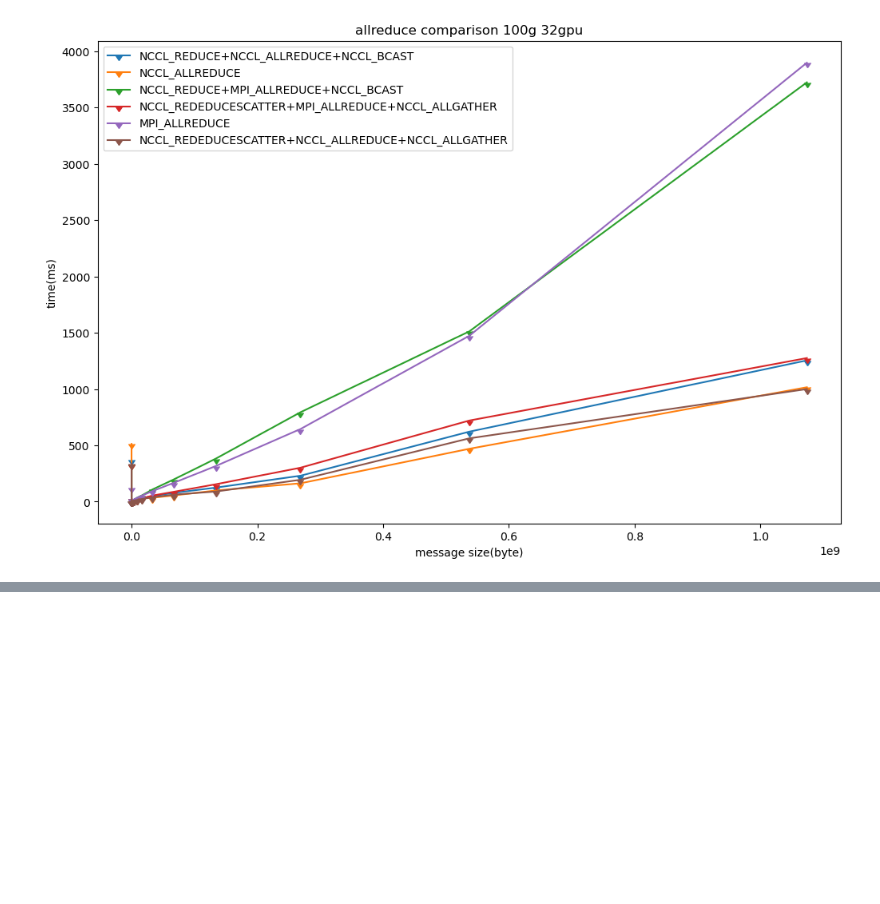
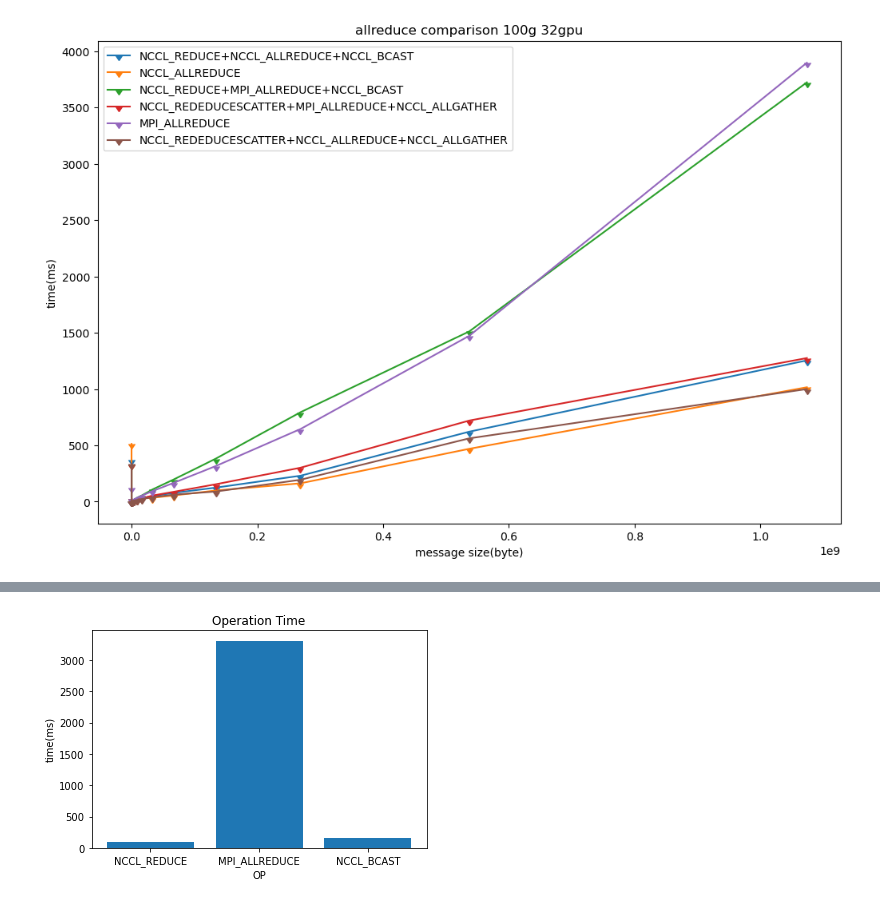
Before and after one commit to dexhunter/allreduce-experiments, a Jupyter notebook: vis_horovod.ipynb, the cells around one changed output, grey strips where cells are left out. Cells and saved outputs as stored; diff of their text form; code cells hidden in the pictures; blank space fills up the shorter version.

```diff
--- a/vis_horovod.ipynb
+++ b/vis_horovod.ipynb
@@ -272,0 +269,11 @@ plt.show()
+# %%
+ops = ['NCCL_REDUCE', 'MPI_ALLREDUCE', 'NCCL_BCAST']
+t = [88.690, 3308.915, 153.625]
+
+plt.bar(ops, t)
+plt.title('Operation Time')
+plt.xlabel('OP')
+plt.ylabel('time(ms)')
+plt.show()
+# %% [output]
+[figure, added]
```
Also changed, not shown: parts of 8 cells of this notebook, 6 other files.
